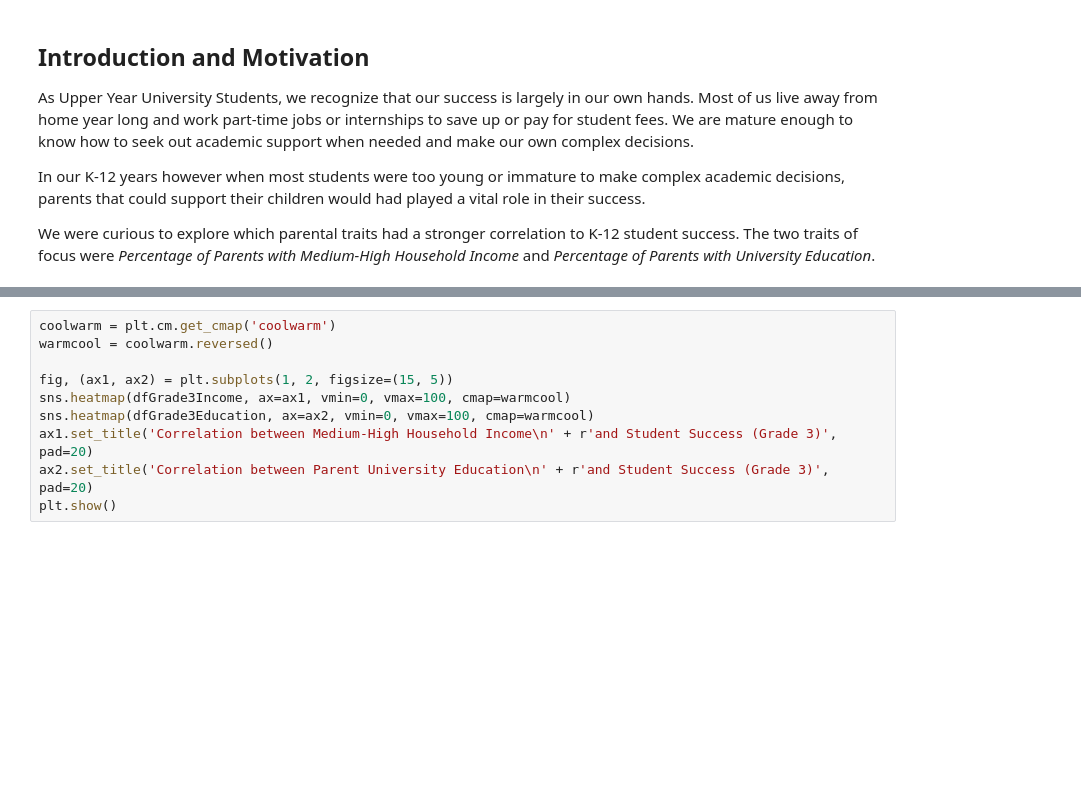
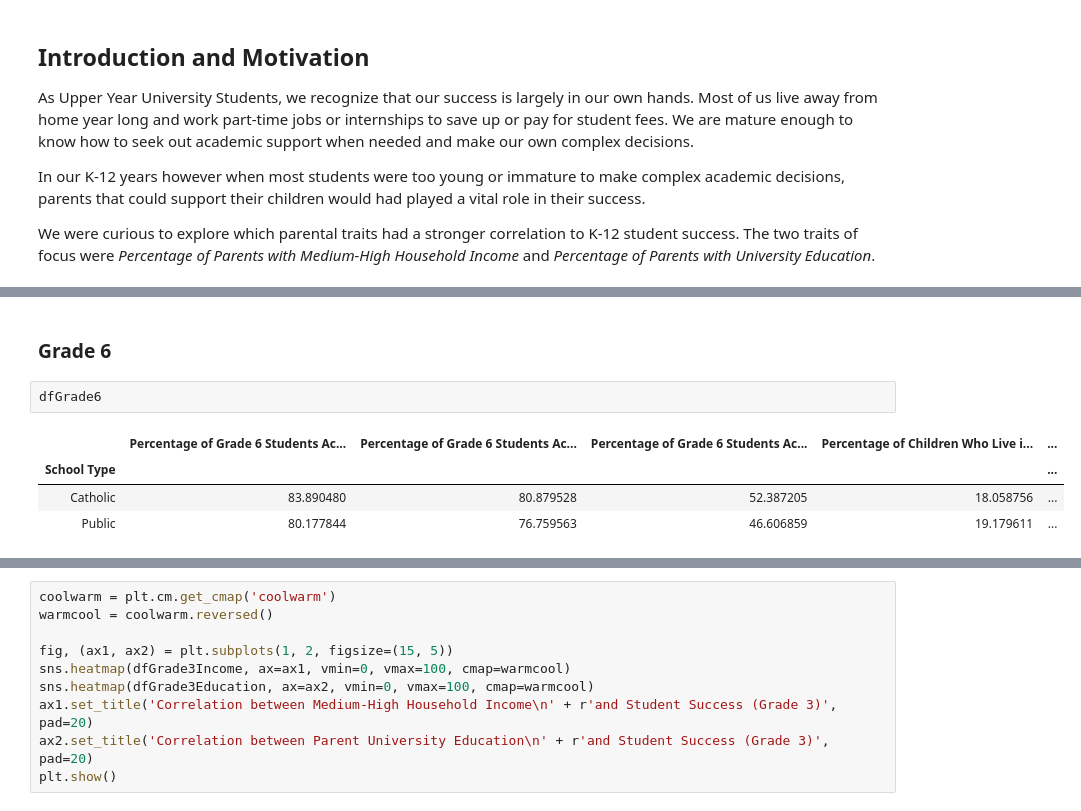
Before and after one commit to StevennTran/DataVizProject, a Jupyter notebook: CP321 Project .ipynb, the cells around one changed output, grey strips where cells are left out. Cells and saved outputs as stored; diff of their text form; blank space fills up the shorter version.

```diff
--- a/CP321-Project.ipynb
+++ b/CP321 Project .ipynb
@@ -154,0 +156,9 @@ for num in range(3):
+# %% [markdown]
+### Grade 6
+# %%
+dfGrade6
+# %% [output]
+|  | Percentage of Grade 6 Students Ac... | Percentage of Grade 6 Students Ac... | Percentage of Grade 6 Students Ac... | Percentage of Children Who Live i... | ... |
+| School Type |  |  |  |  | ... |
+| Catholic | 83.890480 | 80.879528 | 52.387205 | 18.058756 | ... |
+| Public | 80.177844 | 76.759563 | 46.606859 | 19.179611 | ... |
```
Also changed, not shown: parts of 12 cells of this notebook.
